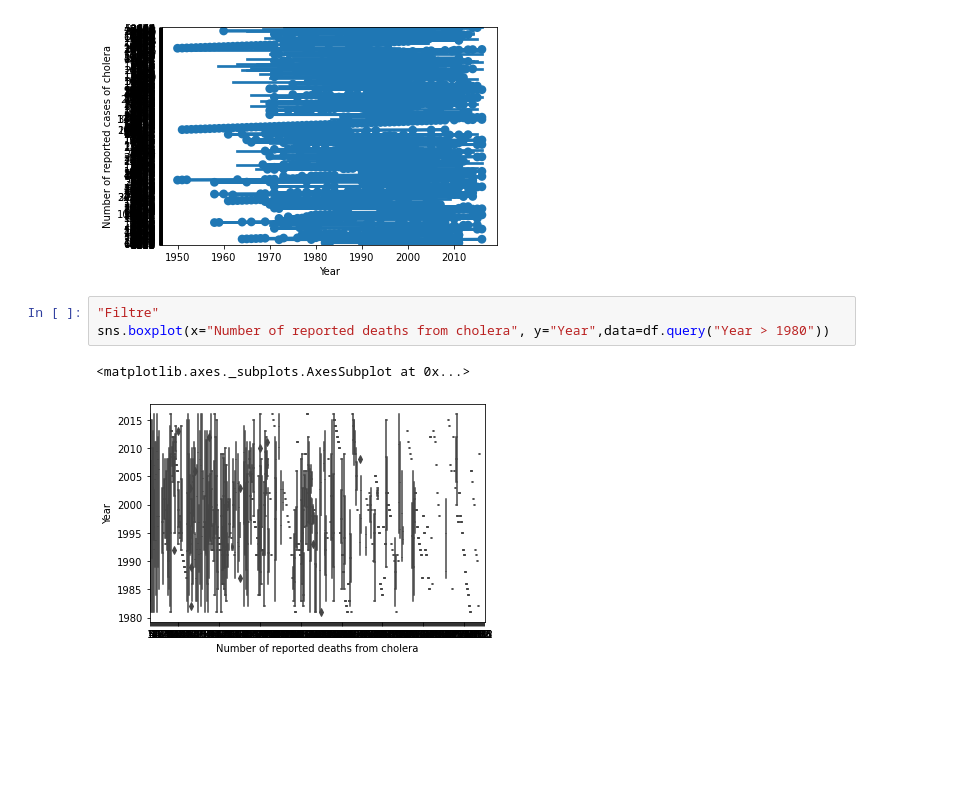
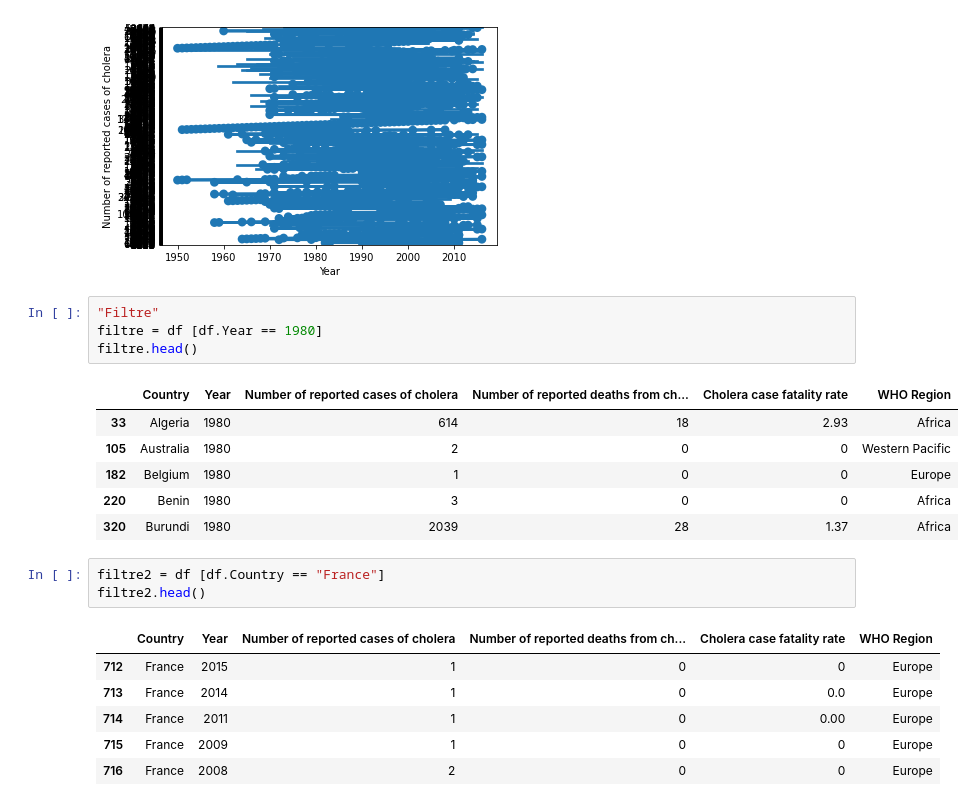
Before and after one commit to Balgaros/Python, a Jupyter notebook: Evaluation_Yvan_Capron.ipynb, the cells around one changed output. Saved outputs shown, nothing was run; the diff lists cells and outputs as text; blank space fills up the shorter version.

```diff
--- a/Evaluation_Yvan_Capron.ipynb
+++ b/Evaluation_Yvan_Capron.ipynb
@@ -137,9 +137,24 @@ sns.pointplot(x="Year", y="Number of reported cases of cholera",data=df)
 # %% [output]
 <matplotlib.axes._subplots.AxesSubplot at 0x...>
 [figure]
-# %%
-"Filtre"
-sns.boxplot(x="Number of reported deaths from cholera", y="Year",data=df.query("Year > 1980"))
-# %% [output]
-<matplotlib.axes._subplots.AxesSubplot at 0x...>
-[figure, removed]
+# %%
+"Filtre"
+filtre = df [df.Year == 1980]
+filtre.head()
+# %% [output]
+|  | Country | Year | Number of reported cases of cholera | Number of reported deaths from ch... | Cholera case fatality rate | WHO Region |
+| 33 | Algeria | 1980 | 614 | 18 | 2.93 | Africa |
+| 105 | Australia | 1980 | 2 | 0 | 0 | Western Pacific |
+| 182 | Belgium | 1980 | 1 | 0 | 0 | Europe |
+| 220 | Benin | 1980 | 3 | 0 | 0 | Africa |
+| 320 | Burundi | 1980 | 2039 | 28 | 1.37 | Africa |
+# %%
+filtre2 = df [df.Country == "France"]
+filtre2.head()
+# %% [output]
+|  | Country | Year | Number of reported cases of cholera | Number of reported deaths from ch... | Cholera case fatality rate | WHO Region |
+| 712 | France | 2015 | 1 | 0 | 0 | Europe |
+| 713 | France | 2014 | 1 | 0 | 0.0 | Europe |
+| 714 | France | 2011 | 1 | 0 | 0.00 | Europe |
+| 715 | France | 2009 | 1 | 0 | 0 | Europe |
+| 716 | France | 2008 | 2 | 0 | 0 | Europe |
```
Also changed, not shown: parts of 1 cell of this notebook.
